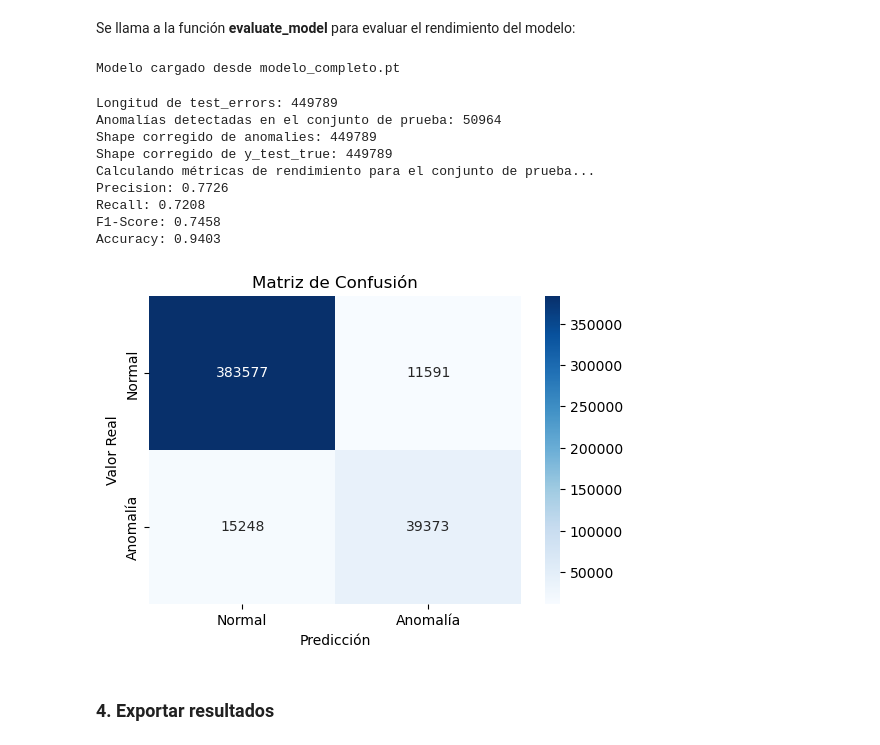
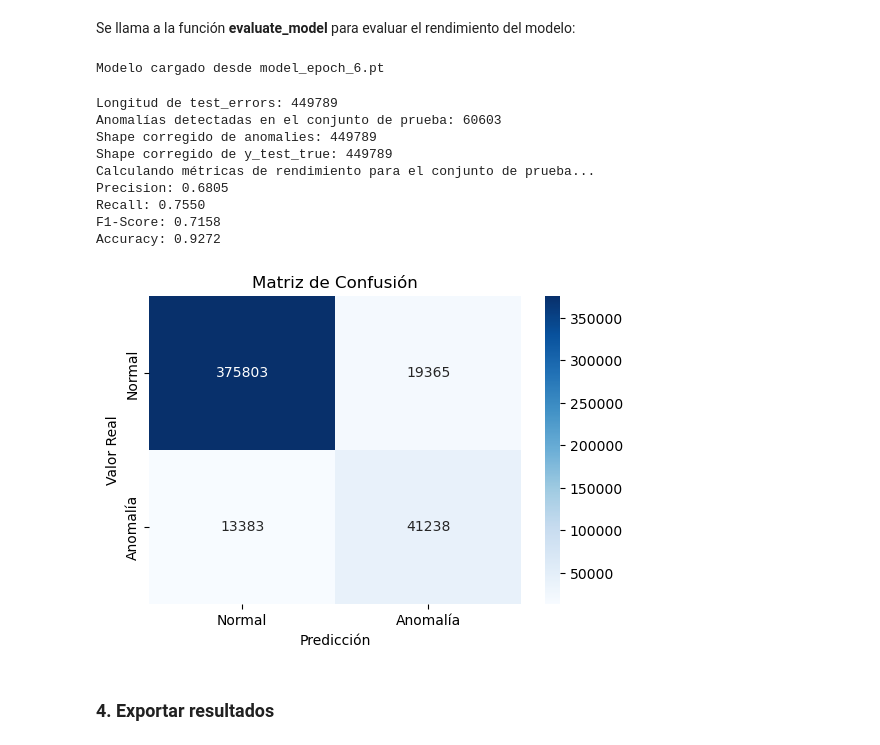
Before and after one commit to Osss04/TrabajoFinGrado, a Jupyter notebook: Creación Modelo/Libretas/Modelado_y_Evaluacion.ipynb, the cells around one changed output. Drawn from its saved outputs; the diff is of its cells as text; code cells hidden in the pictures.

Commit message:
Actualizo libreta de modelado y evaluación

```diff
--- a/Creación Modelo/Libretas/Modelado_y_Evaluacion.ipynb
+++ b/Creación Modelo/Libretas/Modelado_y_Evaluacion.ipynb
@@ -763,7 +527,7 @@ Modelo entrenado guardado en: modelo_completo.pt
 # %% [markdown]
 Ahora es momento de evaluar el modelo entrenado. Para ello, se utiliza la función **evaluate_model**, y se explica con los comentarios cómo funciona:
 # %%
-def evaluate_model(model_path, test_loader, y_test_true, device='cpu'):
+def evaluate_model(model_path, test_loader, y_test_true, device='cuda'):
     """
     evaluate_model: Obtiene los resultados del modelo con los datos del test cargando los errores de
     train y validación guardados en el modelo.
@@ -912,19 +676,19 @@ array([0, 0, 0, ..., 0, 0, 0])
 # %% [markdown]
 Se llama a la función **evaluate_model** para evaluar el rendimiento del modelo:
 # %%
-df_resultados = evaluate_model("modelo_completo.pt",test_loader,y_real)
+df_resultados = evaluate_model("model_epoch_6.pt",test_loader,y_real)
 # %% [output]
-Modelo cargado desde modelo_completo.pt
+Modelo cargado desde model_epoch_6.pt
 Longitud de test_errors: 449789
-Anomalías detectadas en el conjunto de prueba: 50964
+Anomalías detectadas en el conjunto de prueba: 60603
 Shape corregido de anomalies: 449789
 Shape corregido de y_test_true: 449789
 Calculando métricas de rendimiento para el conjunto de prueba...
-Precision: 0.7726
-Recall: 0.7208
-F1-Score: 0.7458
-Accuracy: 0.9403
+Precision: 0.6805
+Recall: 0.7550
+F1-Score: 0.7158
+Accuracy: 0.9272
-[figure, old version]
+[figure, new version]
 # %% [markdown]
 <h3>4. Exportar resultados</h3>
 # %% [markdown]
```
Also changed, not shown: parts of 20 cells of this notebook.
